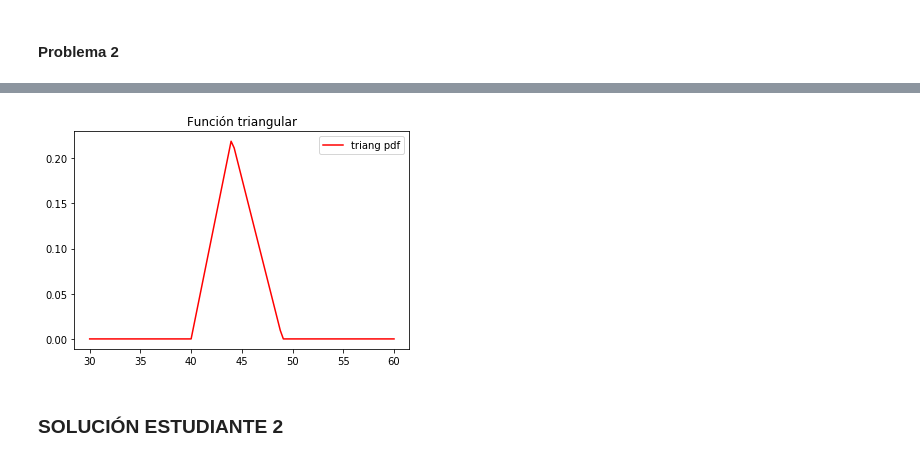
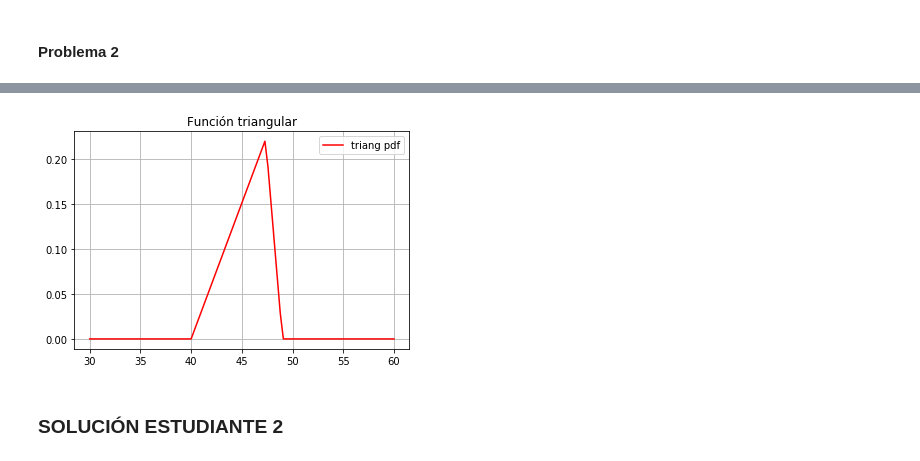
Before and after one commit to LuisCarlosAlvarado/Tareas_LCAlvarado_JOGonz-lez, a Jupyter notebook: TAREA 5/TAREA 5A.ipynb, the cells around one changed output, grey strips where cells are left out. Saved outputs shown, nothing was run; the diff lists cells and outputs as text; code cells hidden in the pictures.

```diff
--- a/TAREA 5/TAREA 5A.ipynb
+++ b/TAREA 5/TAREA 5A.ipynb
@@ -133,14 +133,14 @@ class triang_gen(scipy.stats._distn_infrastructure.rv_continuous)
  |      If already a RandomState instance, use it.
  |      If an int, use a new RandomState instance seeded with seed.
 # %%
-c= 4/9
 x = np.linspace(30,60, 100)
-plt.plot(x,st.triang.pdf(x, c,loc=a,scale=(b-a)),
+plt.plot(x,st.triang.pdf(x, a/b,loc=a,scale=(b-a)),
          'r-', label='triang pdf')
 plt.title('Función triangular')
 plt.legend(loc='best')
+plt.grid()
 plt.show()
 # %% [output]
-[figure, old version]
+[figure, new version]
 # %% [markdown]
 ### SOLUCIÓN ESTUDIANTE 2
```
